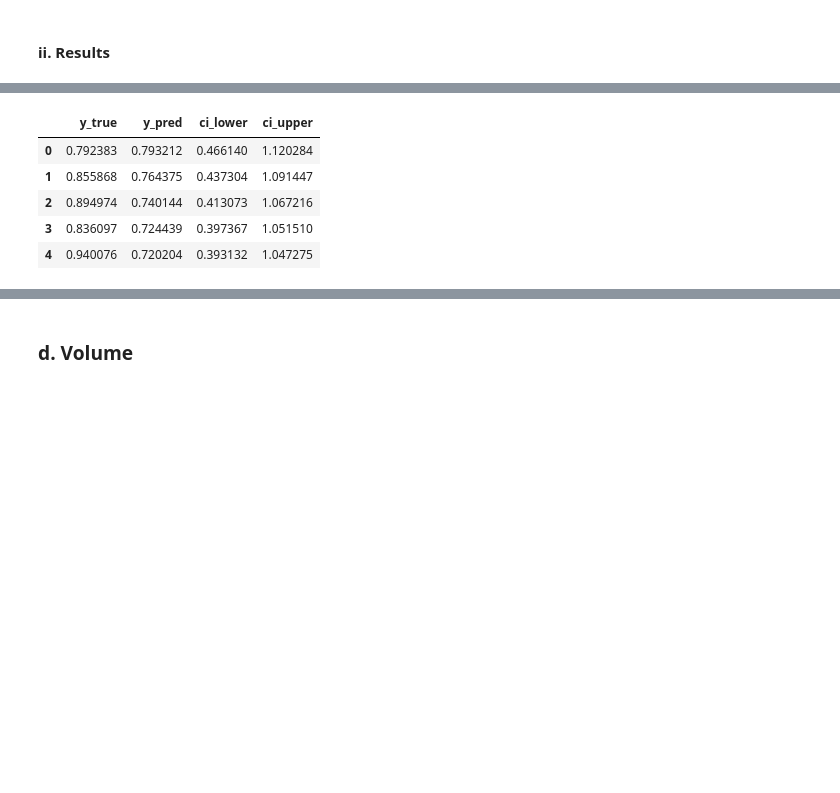
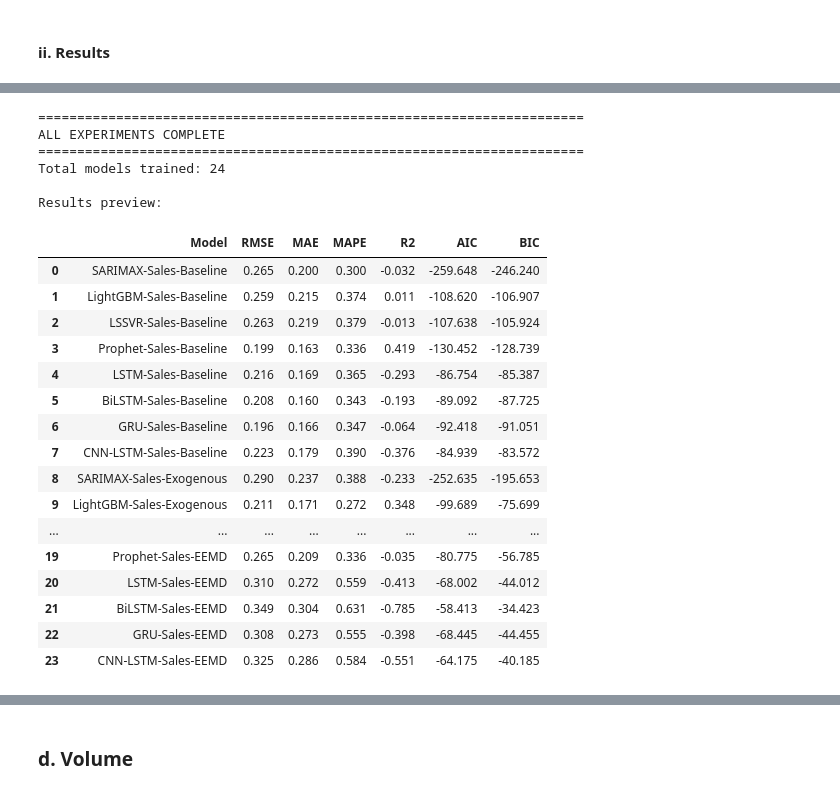
Before and after one commit to MahlatsiM/HonoursResearch, a Jupyter notebook: Cars_Model_Building.ipynb, the cells around one changed output, grey strips where cells are left out. Drawn from its saved outputs; the diff is of its cells as text; code cells hidden in the pictures; blank space fills up the shorter version.

```diff
--- a/Cars_Model_Building.ipynb
+++ b/Cars_Model_Building.ipynb
@@ -905,21 +1180,28 @@ def run_all_models(y_train, y_test, X_train=None, X_test=None, label="",
 #### i. Model Training
 # %%
 # === Sales Experiments (Baseline, Exogenous, EEMD) ===
+
 results = []
 sales_pred_dfs = {}
 
 # ------------------------------------------------------
 # 1. Baseline (lags only)
 # ------------------------------------------------------
-baseline_results, baseline_dfs, baseline_models= run_all_models(
+print("\n" + "="*70)
+print("EXPERIMENT 1/3: BASELINE (Lags Only)")
+print("="*70)
+
+baseline_results, baseline_dfs, baseline_models = run_all_models(
     y1_train_lagged, y1_test_lagged,
-    X_train=X1_train_lagged[["Sales_lag1"]], X_test=X1_test_lagged[["Sales_lag1"]],
+    X_train=X1_train_lagged[["Sales_lag1"]],
+    X_test=X1_test_lagged[["Sales_lag1"]],
     label="Sales-Baseline",
     series_type="sales",
     dl_seq_length=12,
     dl_epochs=100,
     dl_batch_size=32,
-    recursive_ml=True
+    recursive_ml=True,
+    eemd_parts=None  # NO EEMD
 )
 results.extend(baseline_results)
 sales_pred_dfs.update(baseline_dfs)
@@ -927,6 +1209,10 @@ sales_pred_dfs.update(baseline_dfs)
 # ------------------------------------------------------
 # 2. Exogenous (lags + extra regressors)
 # ------------------------------------------------------
+print("\n" + "="*70)
+print("EXPERIMENT 2/3: EXOGENOUS (Lags + External Features)")
+print("="*70)
+
 exo_results, exo_dfs, exo_models = run_all_models(
     y1_train_lagged, y1_test_lagged,
     X_train=X1_train_lagged,
@@ -936,7 +1222,8 @@ exo_results, exo_dfs, exo_models = run_all_models(
     dl_seq_length=12,
     dl_epochs=100,
     dl_batch_size=32,
-    recursive_ml=True
+    recursive_ml=True,
+    eemd_parts=None  # NO EEMD
 )
 results.extend(exo_results)
 sales_pred_dfs.update(exo_dfs)
@@ -944,12 +1231,16 @@ sales_pred_dfs.update(exo_dfs)
 # ------------------------------------------------------
 # 3. EEMD-enhanced (IMFs + residual forecasting)
 # ------------------------------------------------------
+print("\n" + "="*70)
+print("EXPERIMENT 3/3: EEMD (Decomposition-Based Forecasting)")
+print("="*70)
+
 eemd_model_results, eemd_model_dfs, eemd_models = run_all_models(
     y1_train_lagged, y1_test_lagged,
-    X_train=X1_train_lagged,   # still allow exogenous regressors
+    X_train=X1_train_lagged,
     X_test=X1_test_lagged,
     label="Sales-EEMD",
-    eemd_parts=eemd_results["sales"],
+    eemd_parts=eemd_results["sales"],  # THIS NOW WORKS!
     series_type="sales",
     dl_seq_length=12,
     dl_epochs=100,
@@ -1045,9 +1271,0 @@ sales_results_df.head()
-# %%
-sales_pred_dfs["GRU-Sales-EEMD"].head()
-# %% [output]
-|  | y_true | y_pred | ci_lower | ci_upper |
-| 0 | 0.792383 | 0.793212 | 0.466140 | 1.120284 |
-| 1 | 0.855868 | 0.764375 | 0.437304 | 1.091447 |
-| 2 | 0.894974 | 0.740144 | 0.413073 | 1.067216 |
-| 3 | 0.836097 | 0.724439 | 0.397367 | 1.051510 |
-| 4 | 0.940076 | 0.720204 | 0.393132 | 1.047275 |
@@ -1061 +1272,38 @@ display(comparison_tables["RMSE"])
+# %%
+# ------------------------------------------------------
+# Final results
+# ------------------------------------------------------
+
+sales_results_df = pd.DataFrame(results)
+
+print("\n" + "="*70)
+print("ALL EXPERIMENTS COMPLETE")
+print("="*70)
+print(f"Total models trained: {len(sales_results_df)}")
+print(f"\nResults preview:")
+sales_results_df
+# %% [output]
+======================================================================
+ALL EXPERIMENTS COMPLETE
+======================================================================
+Total models trained: 24
+
+Results preview:
+|  | Model | RMSE | MAE | MAPE | R2 | AIC | BIC |
+| 0 | SARIMAX-Sales-Baseline | 0.265 | 0.200 | 0.300 | -0.032 | -259.648 | -246.240 |
+| 1 | LightGBM-Sales-Baseline | 0.259 | 0.215 | 0.374 | 0.011 | -108.620 | -106.907 |
+| 2 | LSSVR-Sales-Baseline | 0.263 | 0.219 | 0.379 | -0.013 | -107.638 | -105.924 |
+| 3 | Prophet-Sales-Baseline | 0.199 | 0.163 | 0.336 | 0.419 | -130.452 | -128.739 |
+| 4 | LSTM-Sales-Baseline | 0.216 | 0.169 | 0.365 | -0.293 | -86.754 | -85.387 |
+| 5 | BiLSTM-Sales-Baseline | 0.208 | 0.160 | 0.343 | -0.193 | -89.092 | -87.725 |
+| 6 | GRU-Sales-Baseline | 0.196 | 0.166 | 0.347 | -0.064 | -92.418 | -91.051 |
+| 7 | CNN-LSTM-Sales-Baseline | 0.223 | 0.179 | 0.390 | -0.376 | -84.939 | -83.572 |
+| 8 | SARIMAX-Sales-Exogenous | 0.290 | 0.237 | 0.388 | -0.233 | -252.635 | -195.653 |
+| 9 | LightGBM-Sales-Exogenous | 0.211 | 0.171 | 0.272 | 0.348 | -99.689 | -75.699 |
+| ... | ... | ... | ... | ... | ... | ... | ... |
+| 19 | Prophet-Sales-EEMD | 0.265 | 0.209 | 0.336 | -0.035 | -80.775 | -56.785 |
+| 20 | LSTM-Sales-EEMD | 0.310 | 0.272 | 0.559 | -0.413 | -68.002 | -44.012 |
+| 21 | BiLSTM-Sales-EEMD | 0.349 | 0.304 | 0.631 | -0.785 | -58.413 | -34.423 |
+| 22 | GRU-Sales-EEMD | 0.308 | 0.273 | 0.555 | -0.398 | -68.445 | -44.455 |
+| 23 | CNN-LSTM-Sales-EEMD | 0.325 | 0.286 | 0.584 | -0.551 | -64.175 | -40.185 |
 # %%
```
Also changed, not shown: parts of 19 cells of this notebook, 2 other files.
